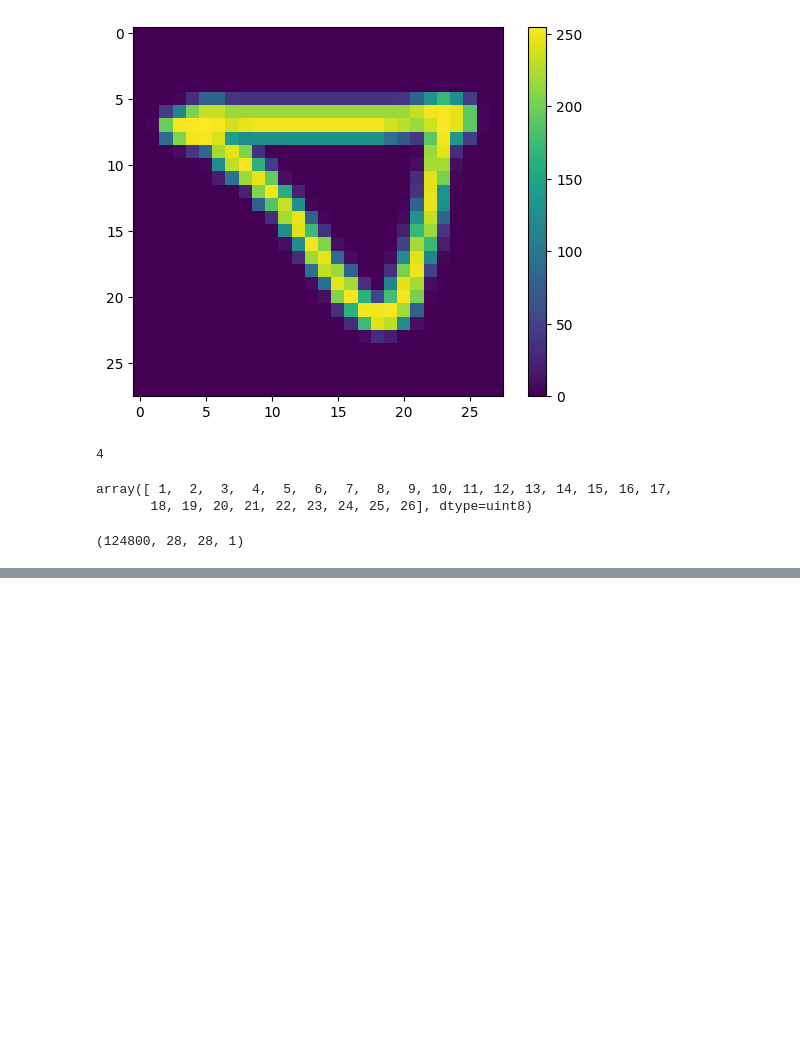
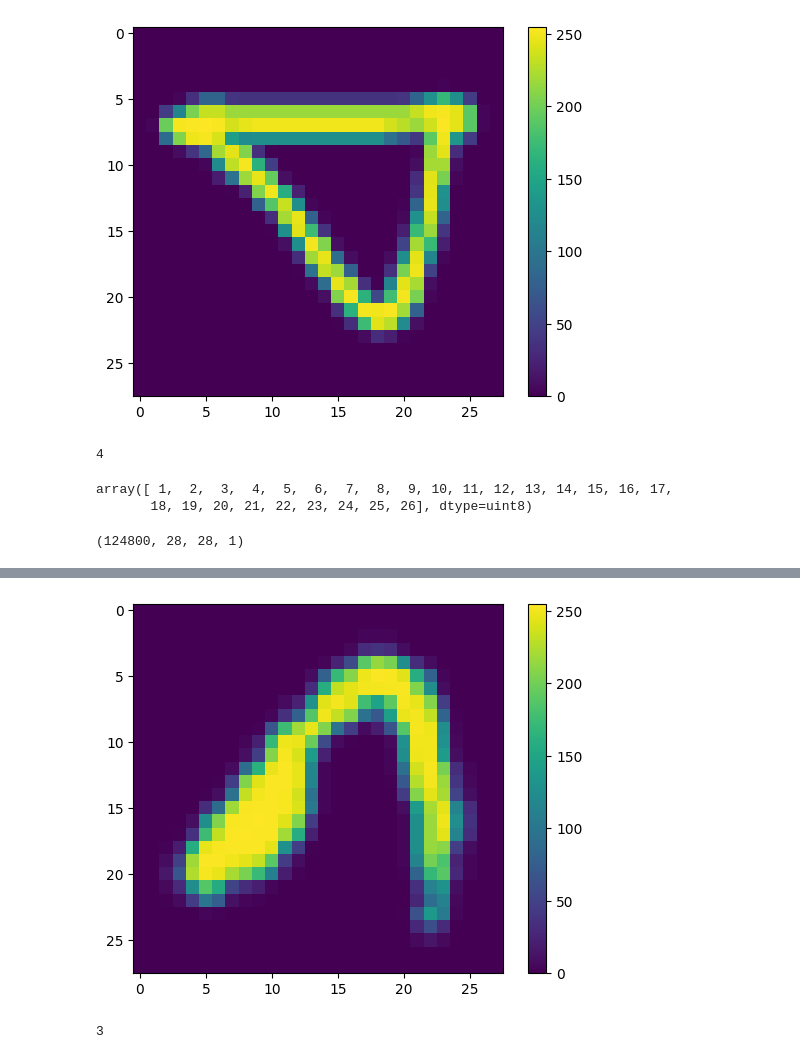
Before and after one commit to gandhias-a11y/colab, a Jupyter notebook: semester_project_0.5.ipynb, the cells around one changed output, grey strips where cells are left out. Drawn from its saved outputs; the diff is of its cells as text; code cells hidden in the pictures; blank space fills up the shorter version.

```diff
--- a/semester_project_0.5.ipynb
+++ b/semester_project_0.5.ipynb
@@ -85,0 +134,12 @@ output_classes = len(set(training_labels))
+# %%
+plt.figure()
+plt.imshow(test_images[2000])
+plt.colorbar()
+plt.grid(False)
+plt.show()
+# %% [output]
+[figure, added]
+# %%
+print(test_labels[2000])
+# %% [output]
+3
```
Also changed, not shown: parts of 8 cells of this notebook.
